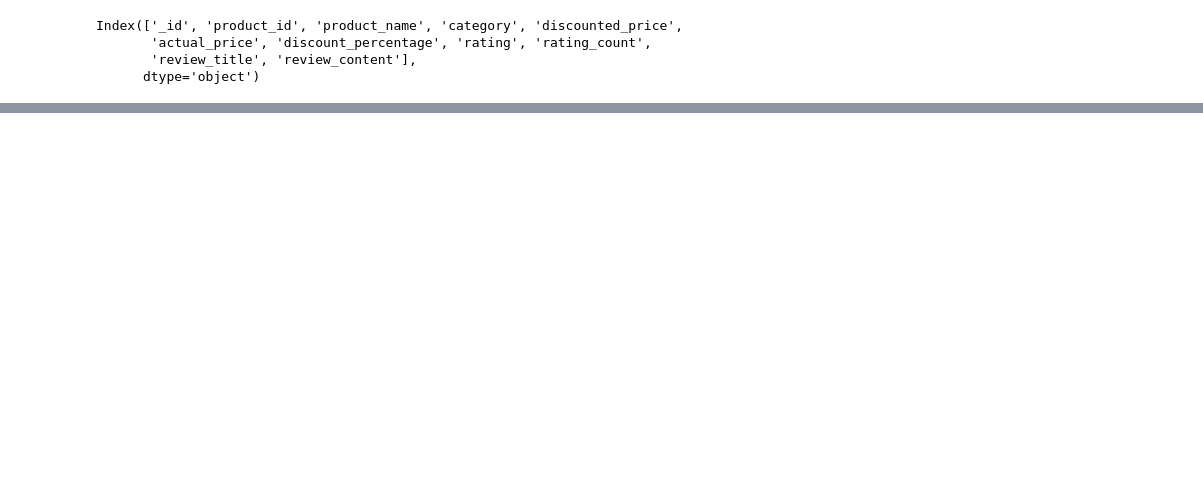
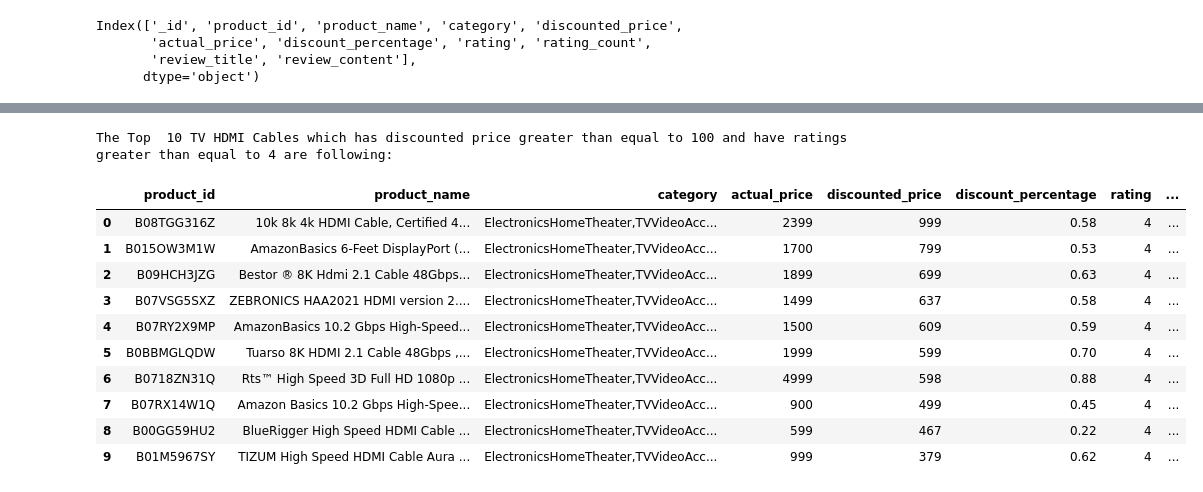
Before and after one commit to Stutimp/Project-3-Data-Viz, a Jupyter notebook: Code_Amazon/Mongo_db_analysis.ipynb, the cells around one changed output, grey strips where cells are left out. Cells and saved outputs as stored; diff of their text form; code cells hidden in the pictures; blank space fills up the shorter version.

```diff
--- a/Code_Amazon/Mongo_db_analysis.ipynb
+++ b/Code_Amazon/Mongo_db_analysis.ipynb
@@ -149,13 +164,13 @@ result2
 # %%
-# Initialize an empty list to store the top 10 USB Cables which has discounted price greater than equal to 100 and have ratings greater than equal to 4
-topUSB_OVER_100 = []
+# Initialize an empty list to store the top 10 computer USB Cables which has discounted price greater than equal to 100 and have ratings greater than equal to 4
+ten_comp_USB_OVER_100 = []
 
 # Loop through each document in the results and append it to the list
 for item in result2:
-   topUSB_OVER_100.append(item)
+   ten_comp_USB_OVER_100.append(item)
 
 # Now, converted_results is a list of dictionaries
-pprint(topUSB_OVER_100)
+pprint(ten_comp_USB_OVER_100)
 # %% [output]
 [{'_id': ObjectId('65bbe25e1c3678ff210ffb42'),
   'actual_price': 1999,
@@ -373,0 +416,23 @@ Number of rows in result:  211
+# %%
+# Reorder the columns
+Reordered_Top_tv_hdmi_over_100 = df_Top_TV_hdmi_over_100[[
+    "product_id", "product_name", "category", "actual_price", "discounted_price",
+    "discount_percentage", "rating", "review_title", "review_content","rating_count"
+]]
+
+# Print the first 10 rows of the DataFrame
+print("The Top  10 TV HDMI Cables which has discounted price greater than equal to 100 and have ratings greater than equal to 4 are following:")
+Reordered_Top_tv_hdmi_over_100.head(10)
+# %% [output]
+The Top  10 TV HDMI Cables which has discounted price greater than equal to 100 and have ratings greater than equal to 4 are following:
+|  | product_id | product_name | category | actual_price | discounted_price | discount_percentage | rating | ... |
+| 0 | B08TGG316Z | 10k 8k 4k HDMI Cable, Certified 4... | ElectronicsHomeTheater,TVVideoAcc... | 2399 | 999 | 0.58 | 4 | ... |
+| 1 | B015OW3M1W | AmazonBasics 6-Feet DisplayPort (... | ElectronicsHomeTheater,TVVideoAcc... | 1700 | 799 | 0.53 | 4 | ... |
+| 2 | B09HCH3JZG | Bestor ® 8K Hdmi 2.1 Cable 48Gbps... | ElectronicsHomeTheater,TVVideoAcc... | 1899 | 699 | 0.63 | 4 | ... |
+| 3 | B07VSG5SXZ | ZEBRONICS HAA2021 HDMI version 2.... | ElectronicsHomeTheater,TVVideoAcc... | 1499 | 637 | 0.58 | 4 | ... |
+| 4 | B07RY2X9MP | AmazonBasics 10.2 Gbps High-Speed... | ElectronicsHomeTheater,TVVideoAcc... | 1500 | 609 | 0.59 | 4 | ... |
+| 5 | B0BBMGLQDW | Tuarso 8K HDMI 2.1 Cable 48Gbps ,... | ElectronicsHomeTheater,TVVideoAcc... | 1999 | 599 | 0.70 | 4 | ... |
+| 6 | B0718ZN31Q | Rts™ High Speed 3D Full HD 1080p ... | ElectronicsHomeTheater,TVVideoAcc... | 4999 | 598 | 0.88 | 4 | ... |
+| 7 | B07RX14W1Q | Amazon Basics 10.2 Gbps High-Spee... | ElectronicsHomeTheater,TVVideoAcc... | 900 | 499 | 0.45 | 4 | ... |
+| 8 | B00GG59HU2 | BlueRigger High Speed HDMI Cable ... | ElectronicsHomeTheater,TVVideoAcc... | 599 | 467 | 0.22 | 4 | ... |
+| 9 | B01M5967SY | TIZUM High Speed HDMI Cable Aura ... | ElectronicsHomeTheater,TVVideoAcc... | 999 | 379 | 0.62 | 4 | ... |
```
Also changed, not shown: parts of 68 cells of this notebook, 1 other file.
